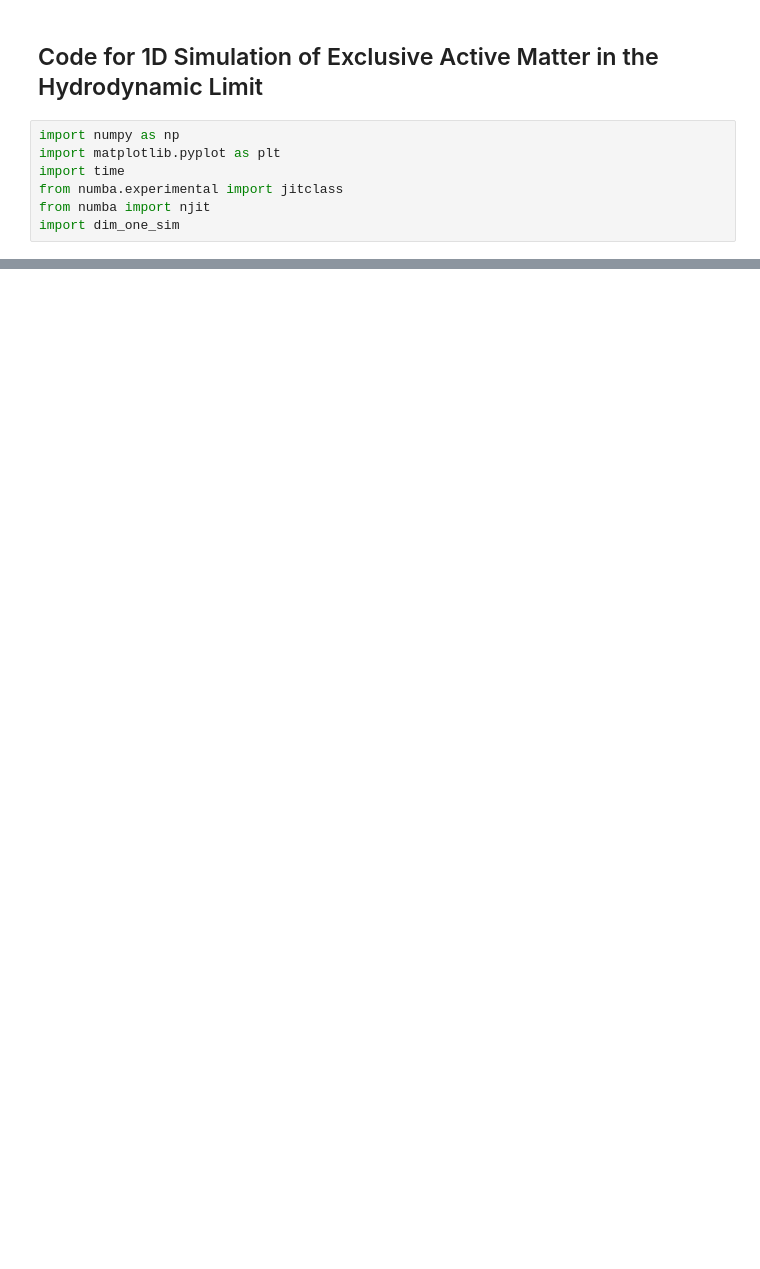
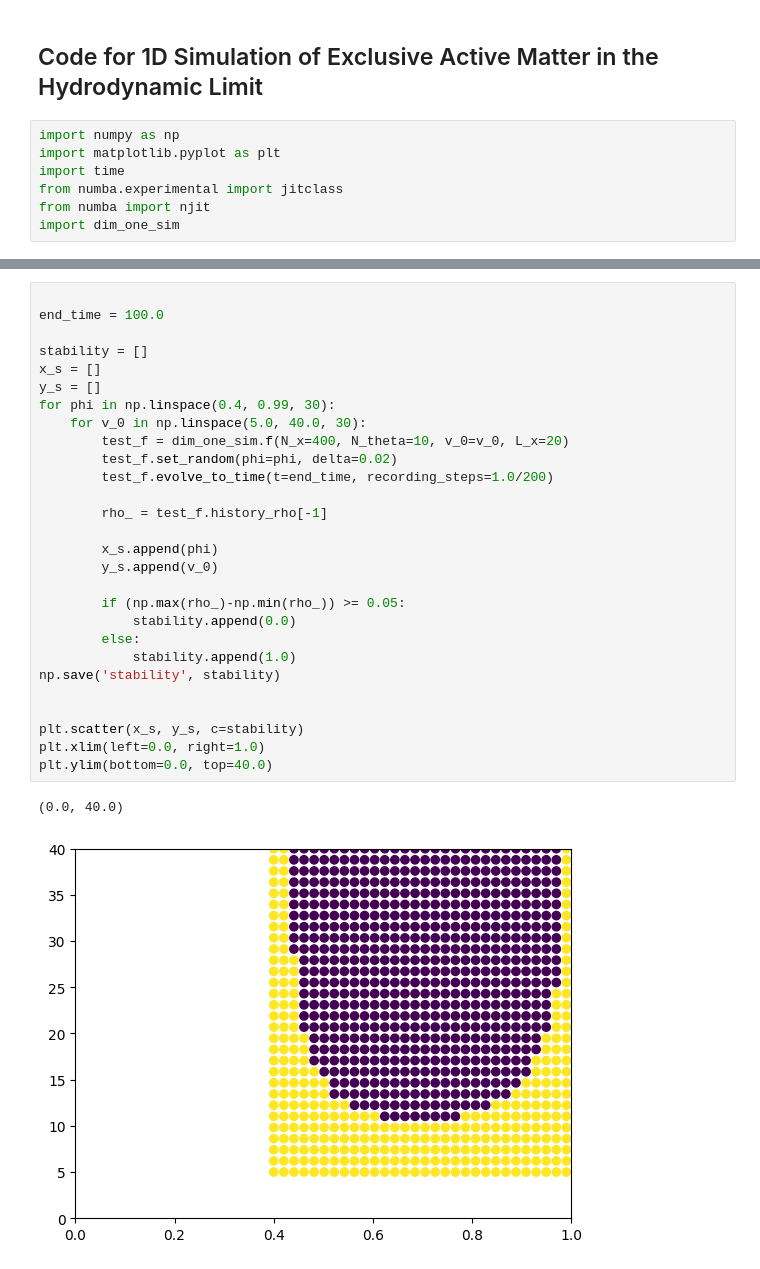
Before and after one commit to noahgrodzinski/Active-Interfaces, a Jupyter notebook: Numerics_1D/no_wall_sims/easy_to_read_1d_sims.ipynb, the cells around one changed output, grey strips where cells are left out. Cells and saved outputs as stored; diff of their text form; blank space fills up the shorter version.

```diff
--- a/Numerics_1D/no_wall_sims/easy_to_read_1d_sims.ipynb
+++ b/Numerics_1D/no_wall_sims/easy_to_read_1d_sims.ipynb
@@ -62,0 +84,31 @@ print(max(test_f.history_rho[-1]))
+# %%
+
+end_time = 100.0
+
+stability = []
+x_s = []
+y_s = []
+for phi in np.linspace(0.4, 0.99, 30):
+    for v_0 in np.linspace(5.0, 40.0, 30):
+        test_f = dim_one_sim.f(N_x=400, N_theta=10, v_0=v_0, L_x=20)
+        test_f.set_random(phi=phi, delta=0.02)
+        test_f.evolve_to_time(t=end_time, recording_steps=1.0/200)
+
+        rho_ = test_f.history_rho[-1]
+
+        x_s.append(phi)
+        y_s.append(v_0)
+
+        if (np.max(rho_)-np.min(rho_)) >= 0.05:
+            stability.append(0.0)
+        else:
+            stability.append(1.0)
+np.save('stability', stability)
+
+
+plt.scatter(x_s, y_s, c=stability)
+plt.xlim(left=0.0, right=1.0)
+plt.ylim(bottom=0.0, top=40.0)
+# %% [output]
+(0.0, 40.0)
+[figure, added]
```
Also changed, not shown: parts of 20 cells of this notebook, 10 other files.
